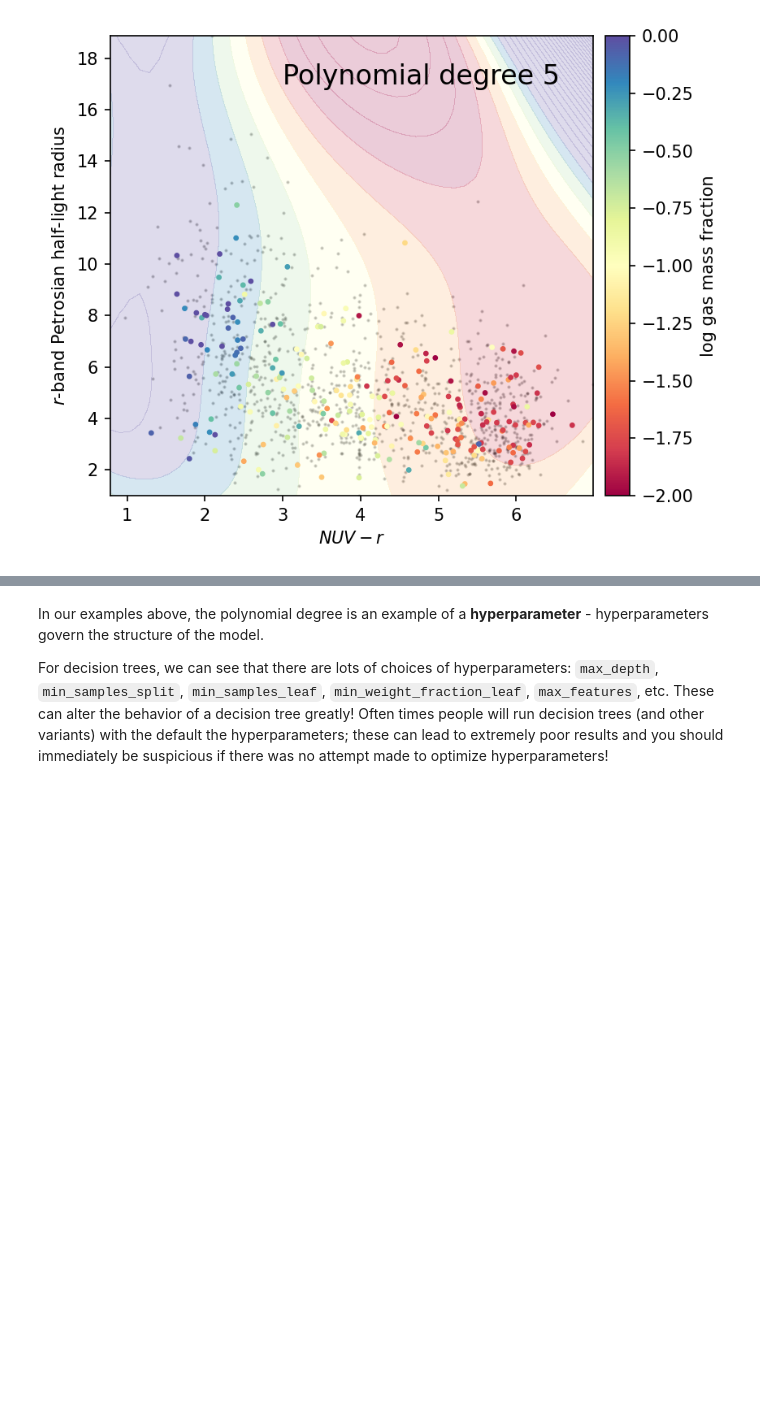
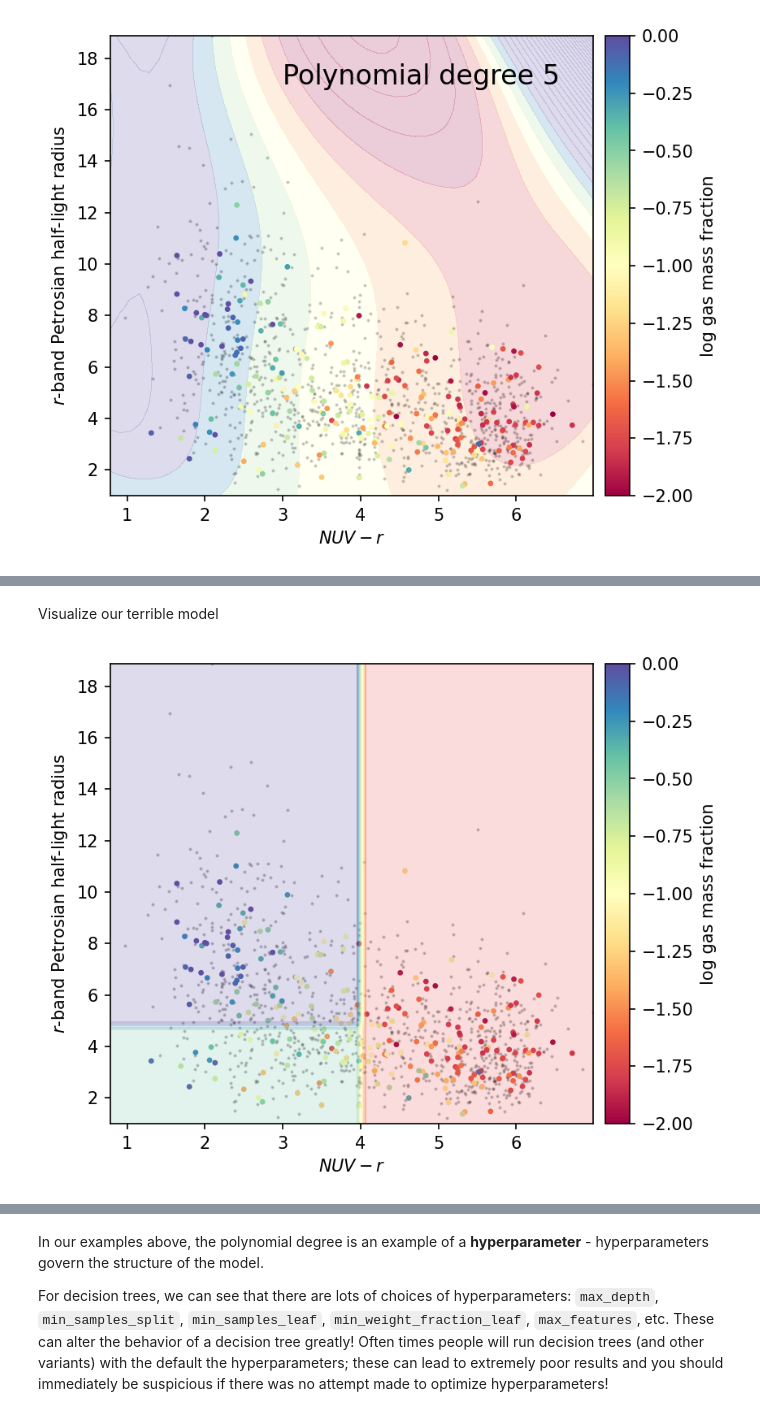
Before and after one commit to jwuphysics/ism-star-ml, a Jupyter notebook: notebook/ISM_ST_Introductory_Machine_Learning.ipynb, the cells around one changed output, grey strips where cells are left out. Cells and saved outputs as stored; diff of their text form; code cells hidden in the pictures; blank space fills up the shorter version.

```diff
--- a/notebook/ISM_ST_Introductory_Machine_Learning.ipynb
+++ b/notebook/ISM_ST_Introductory_Machine_Learning.ipynb
@@ -427,0 +488,49 @@ Another way to solve classification or regression problems is by using a ton of
+# %%
+def decision_tree_model(df):
+    """Returns a log gas fraction based on decision tree
+    splits on features 'NUVr' and 'petrR50_r.
+    """
+
+    lgGF_predictions = []
+
+    for row in df.itertuples():
+        lgGF = -1.
+        if row.NUVr < 4:
+            lgGF += 0.8
+            if row.petrR50_r > 5:
+                lgGF += 0.3
+            else:
+                lgGF += -0.2
+        else:
+            lgGF += -0.75
+        lgGF_predictions.append(lgGF)
+
+    return np.array(lgGF_predictions)
+# %% [markdown]
+Visualize our terrible model
+# %%
+fig, ax = plt.subplots(1, 1, figsize=(5.5, 5), dpi=150)
+
+# plot data
+ax.scatter(df['NUVr'], df['petrR50_r'], s=1, c='k', alpha=0.2)
+sc = ax.scatter(X_test[:, 1], X_test[:, 3], c=y_test, s=5, vmin=-2, vmax=0, cmap='Spectral')
+
+# make grid
+NUVr_min, NUVr_max = X[:, 1].min(), X[:, 1].max()
+petroR_min, petroR_max = X[:, 3].min(), X[:, 3].max()
+xx1, xx2 = np.meshgrid(np.linspace(NUVr_min, NUVr_max, 50), np.linspace(petroR_min, petroR_max, 50))
+
+# plot results from decision tree
+X_grid = pd.DataFrame(np.c_[xx1.ravel(), xx2.ravel()], columns=['NUVr', 'petrR50_r'])
+p = decision_tree_model(X_grid).reshape(xx1.shape)
+ax.contourf(xx1, xx2, p, vmin=-2, vmax=0, levels=40, cmap='Spectral', alpha=0.2, )
+
+divider = make_axes_locatable(ax)
+cax = divider.append_axes('right', size='5%', pad=0.1)
+cbar = fig.colorbar(sc, cax=cax, orientation='vertical')
+cbar.set_label('log gas mass fraction')
+
+ax.set_xlabel('$NUV-r$')
+ax.set_ylabel('$r$-band Petrosian half-light radius');
+# %% [output]
+[figure, added]
```
Also changed, not shown: parts of 52 cells of this notebook, 1 other file.
